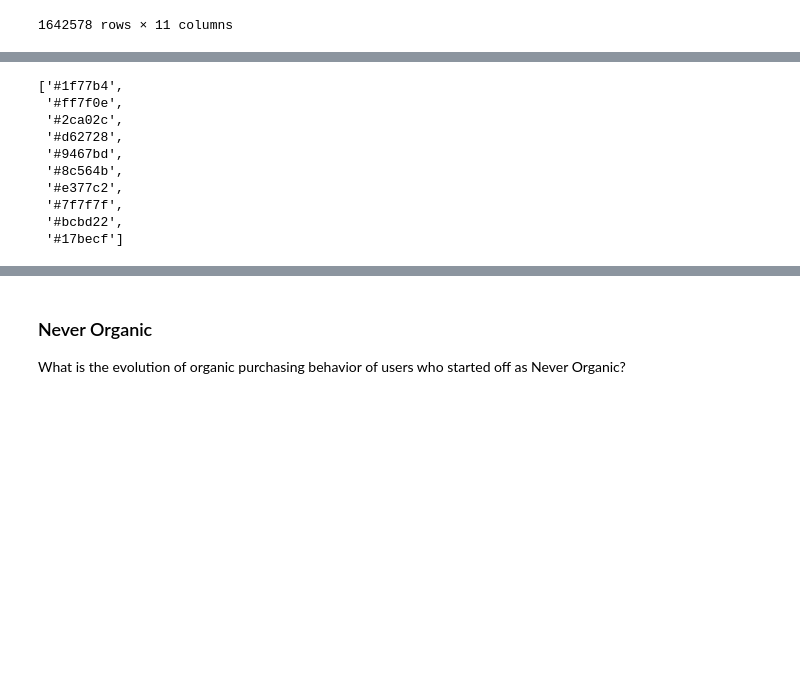
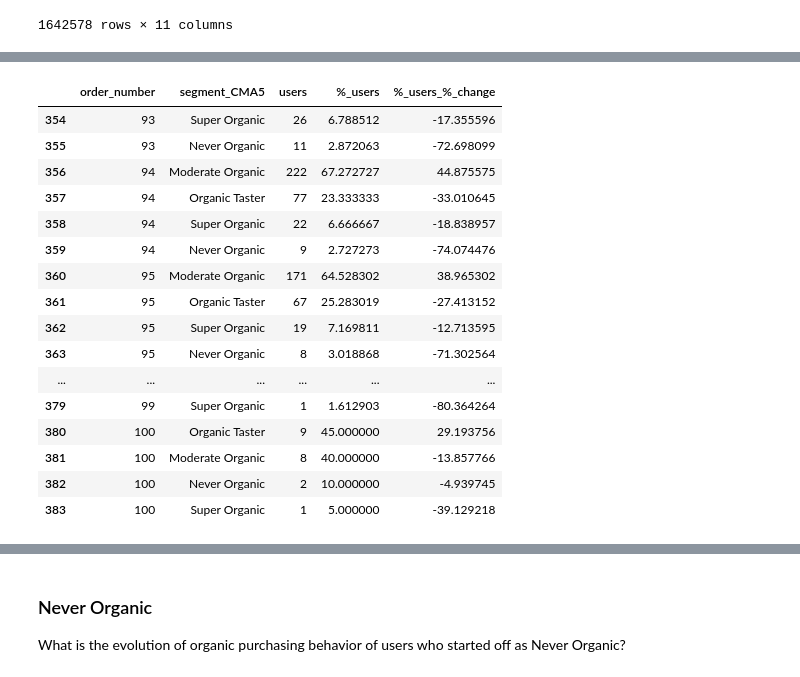
Before and after one commit to stemlock/Instacart_Market_Basket_Data_Analysis, a Jupyter notebook: Question 3.ipynb, the cells around one changed output, grey strips where cells are left out. Saved outputs shown, nothing was run; the diff lists cells and outputs as text; code cells hidden in the pictures; blank space fills up the shorter version.

```diff
--- a/Question 3.ipynb
+++ b/Question 3.ipynb
@@ -371,14 +391,20 @@ plot_CMA5_df.head(15)
-# %%
-palette = sns.color_palette(as_cmap=True)
-palette
-# %% [output]
-['#1f77b4',
- '#ff7f0e',
- '#2ca02c',
- '#d62728',
- '#9467bd',
- '#8c564b',
- '#e377c2',
- '#7f7f7f',
- '#bcbd22',
- '#17becf']
+# %%
+plot_CMA5_df.tail(30)
+# %% [output]
+|  | order_number | segment_CMA5 | users | %_users | %_users_%_change |
+| 354 | 93 | Super Organic | 26 | 6.788512 | -17.355596 |
+| 355 | 93 | Never Organic | 11 | 2.872063 | -72.698099 |
+| 356 | 94 | Moderate Organic | 222 | 67.272727 | 44.875575 |
+| 357 | 94 | Organic Taster | 77 | 23.333333 | -33.010645 |
+| 358 | 94 | Super Organic | 22 | 6.666667 | -18.838957 |
+| 359 | 94 | Never Organic | 9 | 2.727273 | -74.074476 |
+| 360 | 95 | Moderate Organic | 171 | 64.528302 | 38.965302 |
+| 361 | 95 | Organic Taster | 67 | 25.283019 | -27.413152 |
+| 362 | 95 | Super Organic | 19 | 7.169811 | -12.713595 |
+| 363 | 95 | Never Organic | 8 | 3.018868 | -71.302564 |
+| ... | ... | ... | ... | ... | ... |
+| 379 | 99 | Super Organic | 1 | 1.612903 | -80.364264 |
+| 380 | 100 | Organic Taster | 9 | 45.000000 | 29.193756 |
+| 381 | 100 | Moderate Organic | 8 | 40.000000 | -13.857766 |
+| 382 | 100 | Never Organic | 2 | 10.000000 | -4.939745 |
+| 383 | 100 | Super Organic | 1 | 5.000000 | -39.129218 |
```
Also changed, not shown: parts of 8 cells of this notebook, 1 other file.
